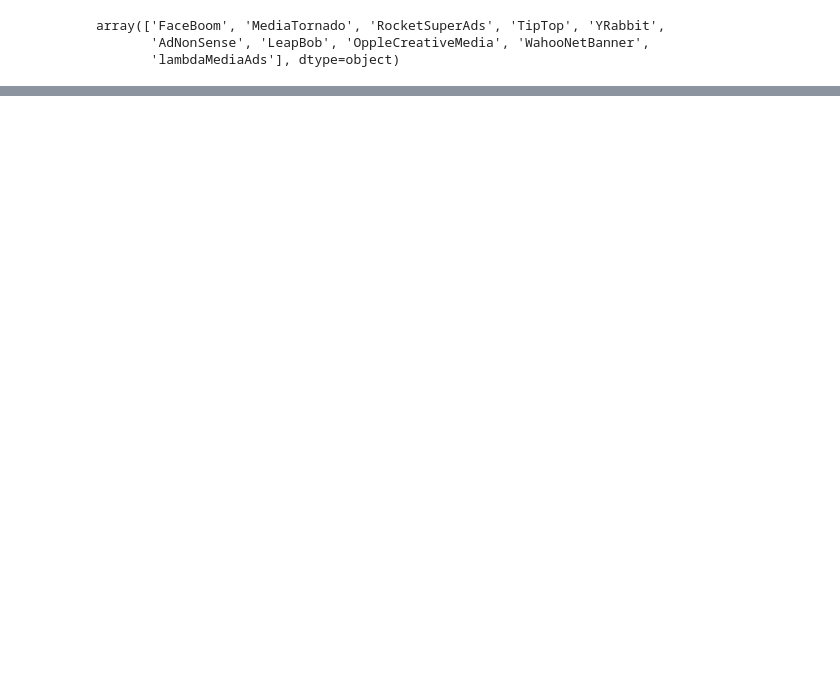
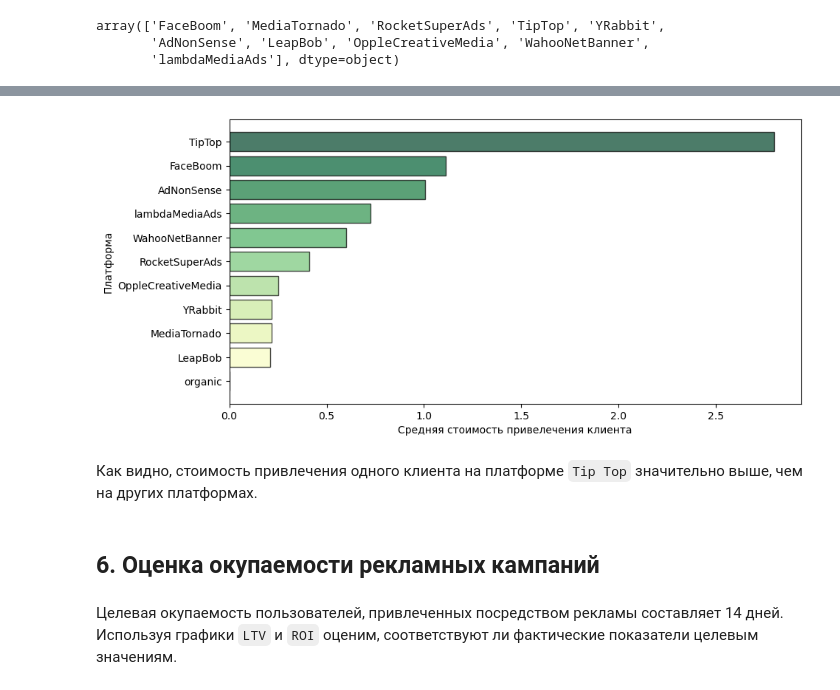
Before and after one commit to fomichev-a-d/yandex_practicum_projects, a Jupyter notebook: marketing/marketing.ipynb, the cells around one changed output, grey strips where cells are left out. Saved outputs shown, nothing was run; the diff lists cells and outputs as text; code cells hidden in the pictures; blank space fills up the shorter version.

```diff
--- a/marketing/marketing.ipynb
+++ b/marketing/marketing.ipynb
@@ -674,0 +905,28 @@ horizon_days = 14  # горизонт анализа
+# %%
+cac = profiles.pivot_table(index='channel', values='acquisition_cost', aggfunc=['count','sum'])
+cac.columns = ['total_users', 'total_acquisition_cost']
+cac['user_acquisition_cost'] = cac['total_acquisition_cost'] / cac['total_users']
+
+cac = cac.sort_values(by='user_acquisition_cost', ascending=True)
+# %%
+x=cac.index
+y=cac['user_acquisition_cost']
+
+plt.figure(figsize=(10,5))
+
+plt.xlabel('Средняя стоимость привелечения клиента')
+plt.ylabel('Платформа')
+
+colors = plt.cm.YlGn(np.linspace(0, 1, len(x)))
+
+plt.barh(x, y, color=colors, edgecolor = "black", alpha=0.7)
+plt.show()
+# %% [output]
+[figure, added]
+# %% [markdown]
+Как видно, стоимость привлечения одного клиента на платформе `Tip Top` значительно выше, чем на других платформах.
+# %% [markdown]
+## 6. Оценка окупаемости рекламных кампаний <a class="anchor" id="roi"></a>
+# %% [markdown]
+Целевая окупаемость пользователей, привлеченных посредством рекламы составляет 14 дней.
+Используя графики `LTV` и `ROI` оценим, соответствуют ли фактические показатели целевым значениям.
```
Also changed, not shown: parts of 122 cells of this notebook, 1 other file.
